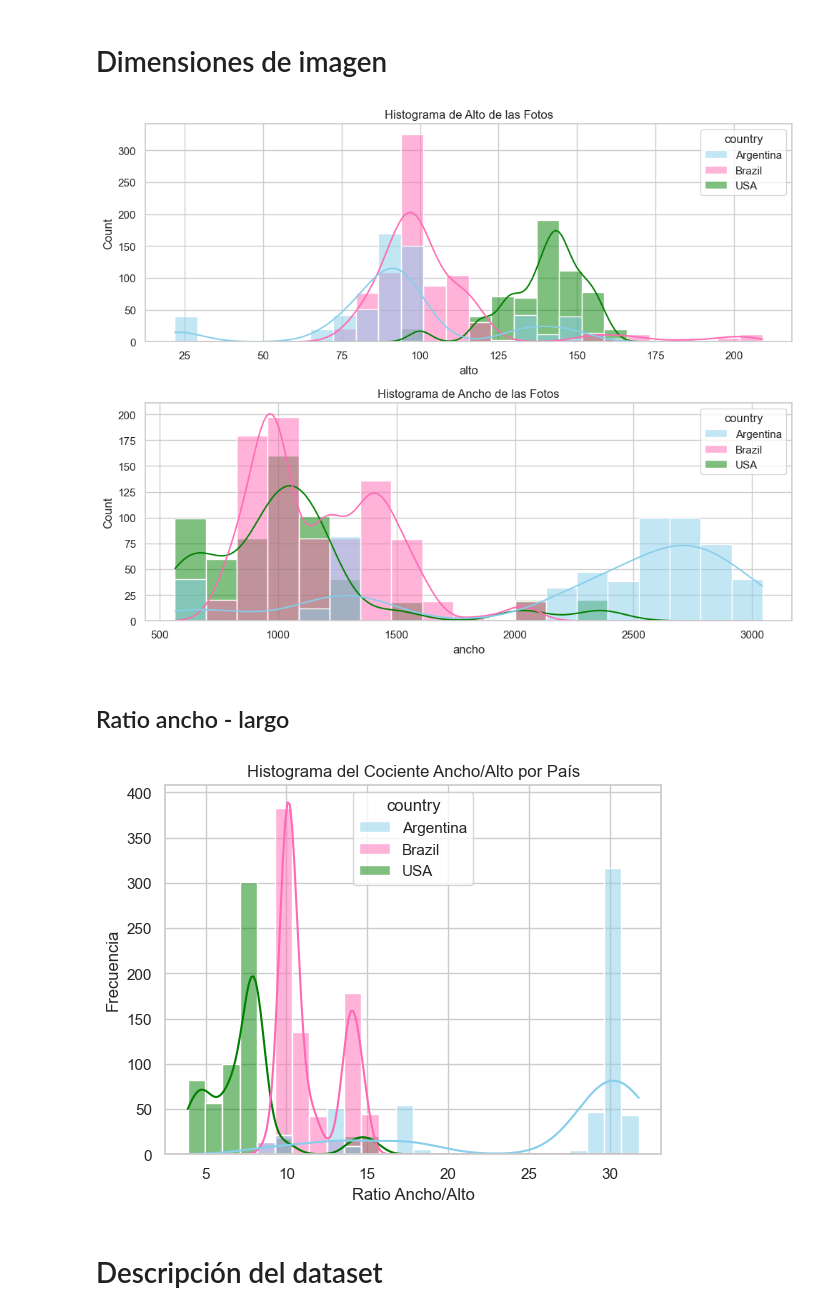
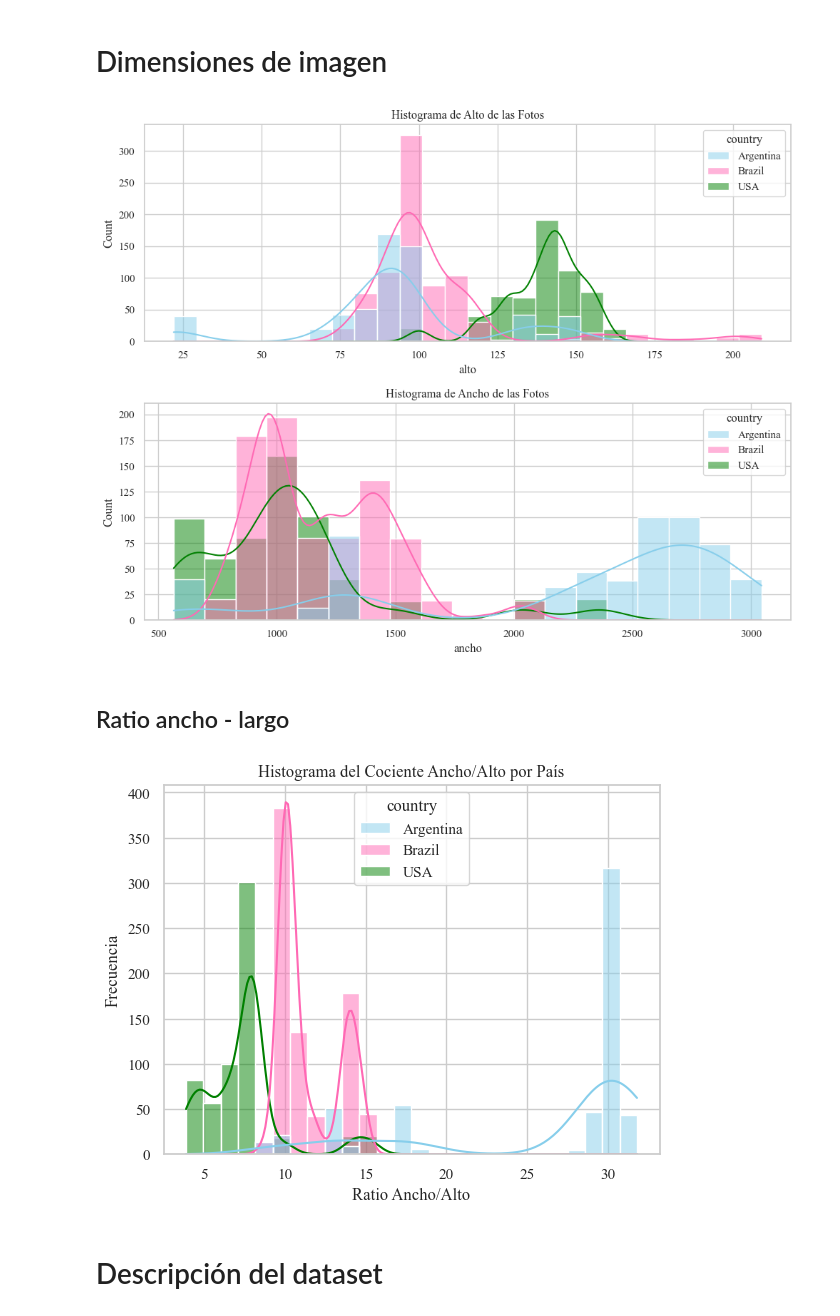
Before and after one commit to azulamakk/PF-vacasVaqueras, a Jupyter notebook: 01.3-nr-EDA.ipynb, the cells around one changed output. Saved outputs shown, nothing was run; the diff lists cells and outputs as text; code cells hidden in the pictures.

```diff
--- a/01.3-nr-EDA.ipynb
+++ b/01.3-nr-EDA.ipynb
@@ -22,6 +22,7 @@ from skimage.measure import shannon_entropy
 import cv2
 import matplotlib
 matplotlib.rcParams['font.family'] = 'Times New Roman'
+plt.rcParams['font.family'] = 'Times New Roman'
 # %% [markdown]
 # Creación del dataset
 #### Unión de dos archivos de layouts, uno con latitud y longitu y otro con el resto de la info
@@ -157,7 +158,7 @@ import seaborn as sns
 # Estilo
 sns.set(style="whitegrid")
 colores = {'Brazil': '#FF69B4', 'USA': 'green', 'Argentina': '#87CEEB'}
-
+plt.rcParams['font.family'] = 'Times New Roman'
 
 fig, axes = plt.subplots(2, 1, figsize=(10, 8))
 
@@ -175,24 +176,24 @@ plt.tight_layout()
 # Mostrar gráfico
 plt.show()
 # %% [output]
-[figure, old version]
+[figure, new version]
 # %% [markdown]
 ## Ratio ancho - largo
 # %%
 nuevo_df2['ratio_ancho_alto'] =  nuevo_df2['ancho']/ nuevo_df2['alto']
 
 sns.set(style="whitegrid")
-
+plt.rcParams['font.family'] = 'Times New Roman'
 # Histograma del ratio ancho/alto de las fotos, por país
 sns.histplot(data=nuevo_df2, x='ratio_ancho_alto', hue='country', kde=True, palette=colores)
 plt.title('Histograma del Cociente Ancho/Alto por País')
 plt.xlabel('Ratio Ancho/Alto')
 plt.ylabel('Frecuencia')
 
 # Mostrar gráfico
 plt.show()
 # %% [output]
-[figure, old version]
+[figure, new version]
 # %% [markdown]
 # Descripción del dataset
 # %%
```
Also changed, not shown: parts of 6 cells of this notebook, 1 other file.
